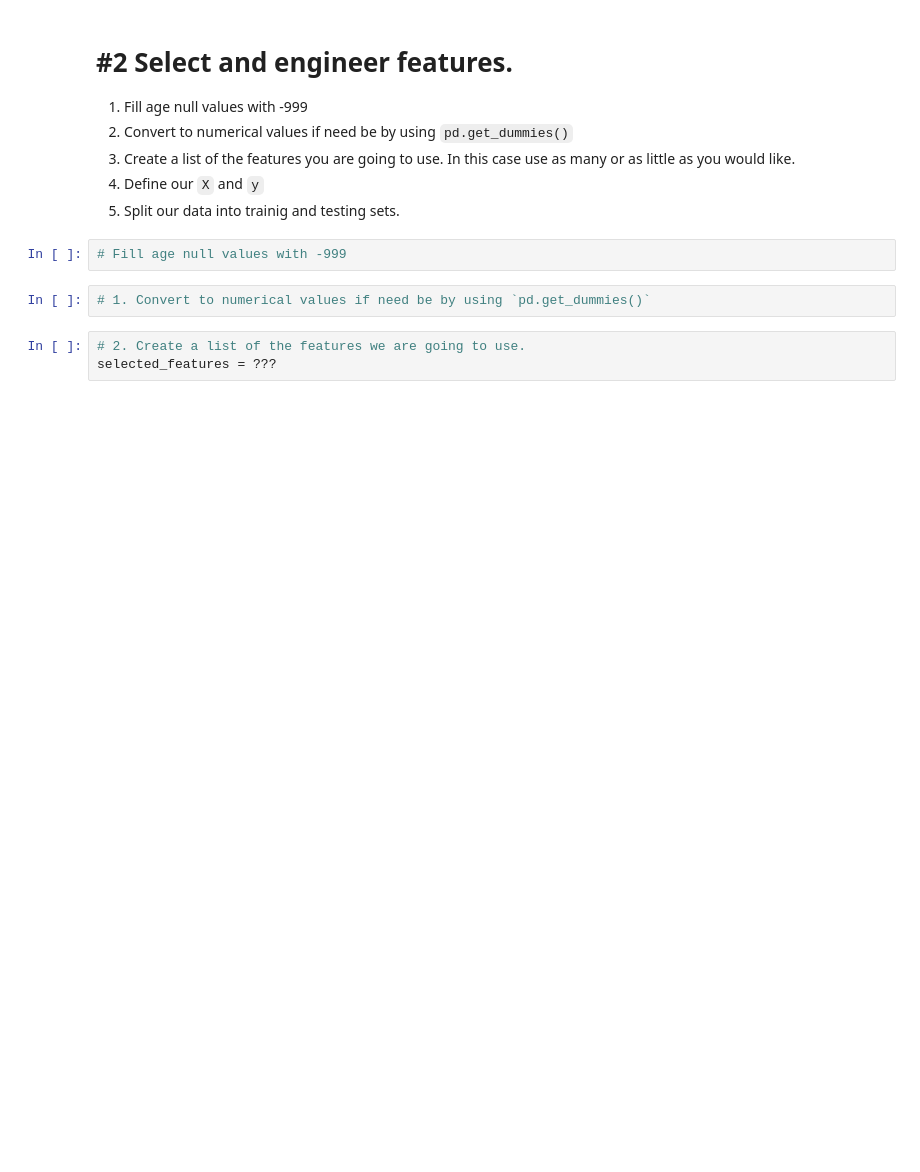
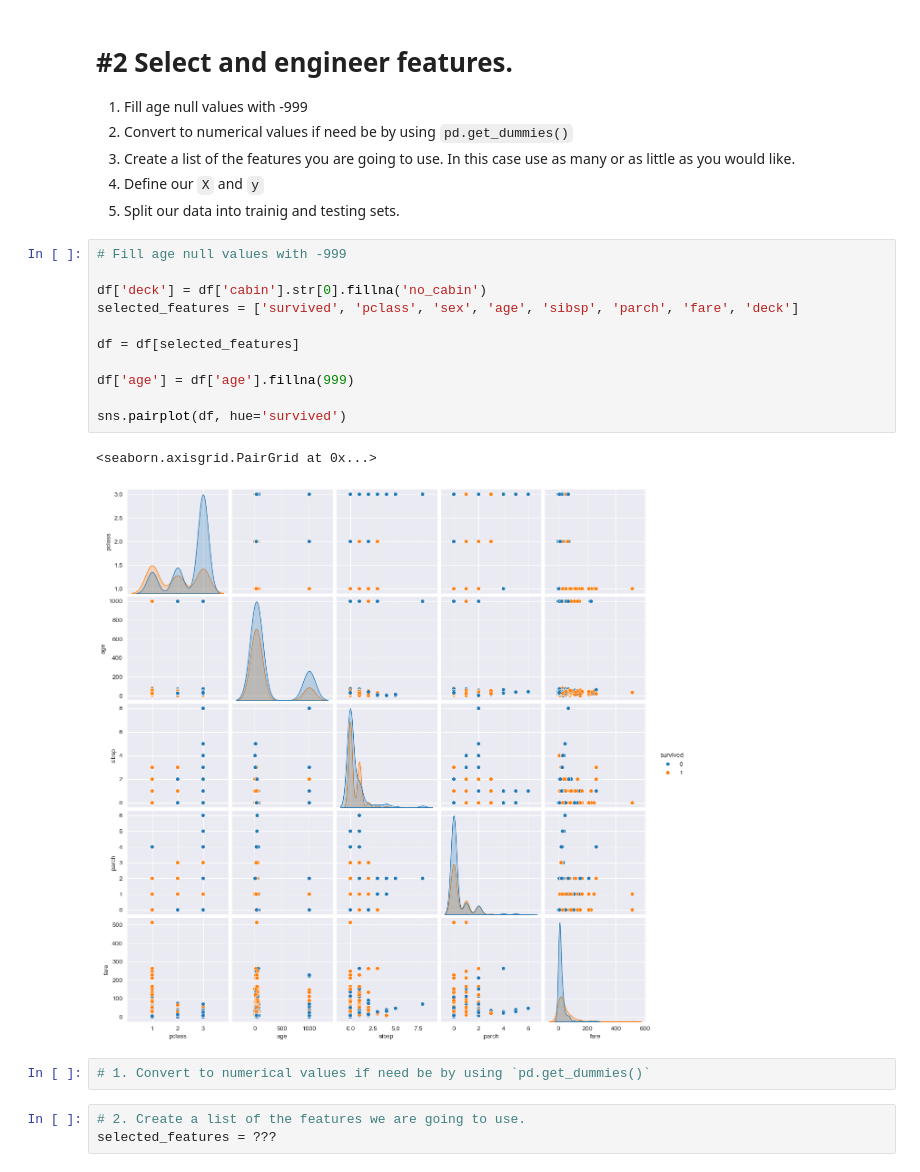
Before and after one commit to availe/CTP-Data-Science, a Jupyter notebook: Week-08-Decision-Trees-n-Random-Forest/Exercise-RD.ipynb, the cells around one changed output. Saved outputs shown, nothing was run; the diff lists cells and outputs as text; blank space fills up the shorter version.

Commit message:
pairplot

```diff
--- a/Week-08-Decision-Trees-n-Random-Forest/Exercise-RD.ipynb
+++ b/Week-08-Decision-Trees-n-Random-Forest/Exercise-RD.ipynb
@@ -50,8 +62,20 @@ sns.pairplot(df, hue='survived', palette=['blue', 'orange'])
 1. Create a list of the features you are going to use.  In this case use as many or as little as you would like.
 1. Define our `X` and `y`
 1. Split our data into trainig and testing sets.
-# %%
-# Fill age null values with -999
+# %%
+# Fill age null values with -999
+
+df['deck'] = df['cabin'].str[0].fillna('no_cabin')
+selected_features = ['survived', 'pclass', 'sex', 'age', 'sibsp', 'parch', 'fare', 'deck']
+
+df = df[selected_features]
+
+df['age'] = df['age'].fillna(999)
+
+sns.pairplot(df, hue='survived')
+# %% [output]
+<seaborn.axisgrid.PairGrid at 0x...>
+[figure, added]
 # %%
 # 1. Convert to numerical values if need be by using `pd.get_dummies()`
 # %%
```
Also changed, not shown: parts of 2 cells of this notebook.
